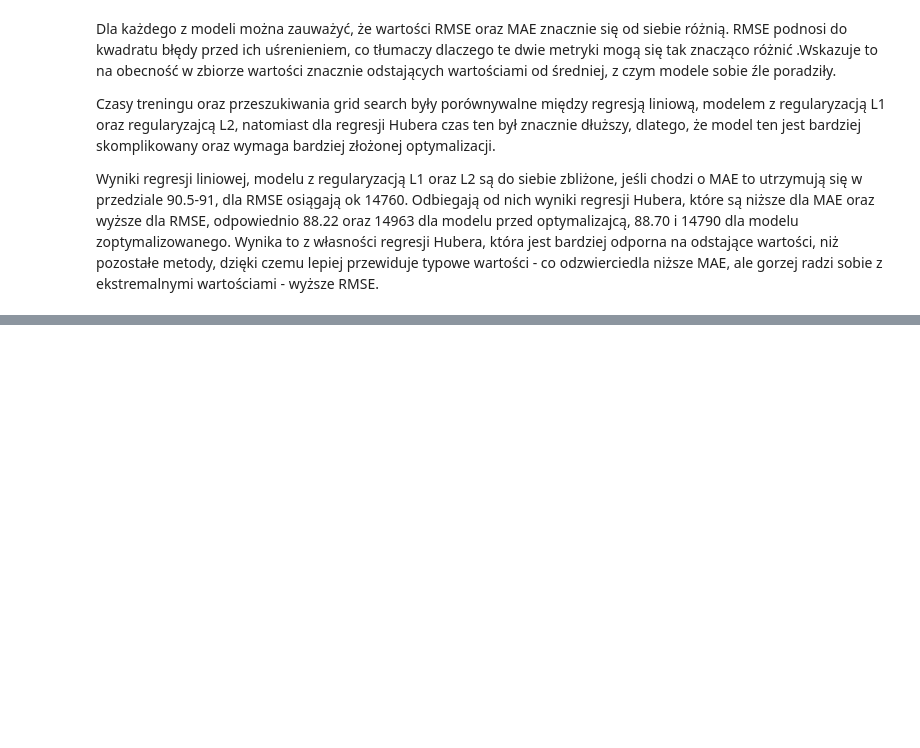
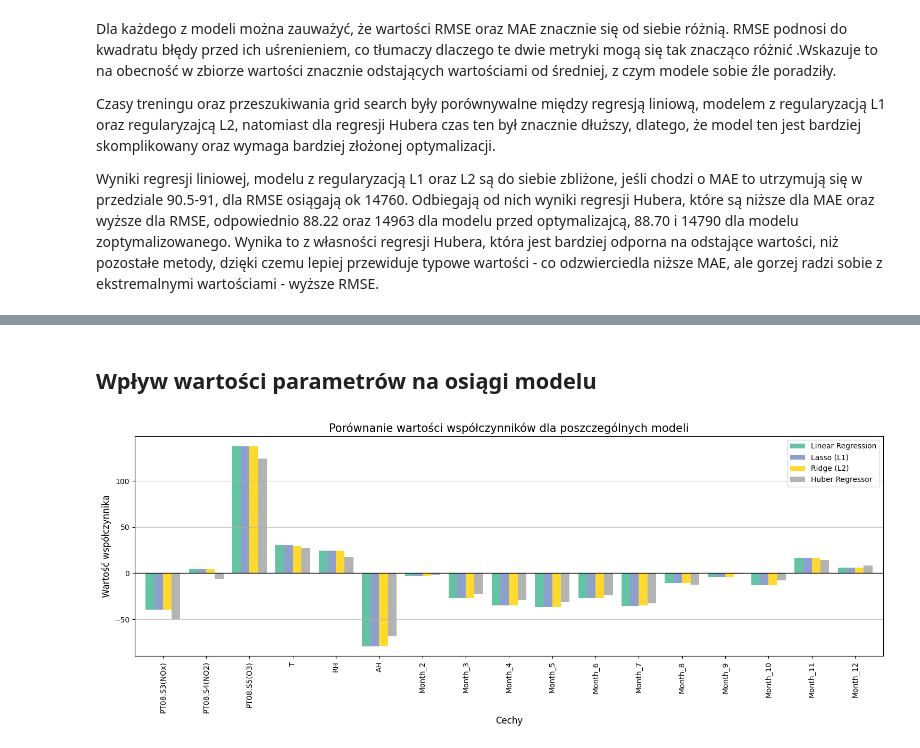
Before and after one commit to Marek55S/machine-learning-basis, a Jupyter notebook: 1-zadanie_domowe/1_zadanie_domowe.ipynb, the cells around one changed output, grey strips where cells are left out. Cells and saved outputs as stored; diff of their text form; code cells hidden in the pictures; blank space fills up the shorter version.

```diff
--- a/1-zadanie_domowe/1_zadanie_domowe.ipynb
+++ b/1-zadanie_domowe/1_zadanie_domowe.ipynb
@@ -182,7 +178,7 @@ month_encoded_df = pd.DataFrame(
     index=X.index
 )
 
-X = X.drop(columns=['Month']).join(month_encoded_df)
+X_ohe = X.drop(columns=['Month']).join(month_encoded_df)
 # %% [markdown]
 Sprawdzenie
 # %%
@@ -241,7 +237,7 @@ def remove_highly_correlated_features(df, threshold=0.8):
   }
   return df.drop(columns=to_drop)
 # %%
-X_uncorr = remove_highly_correlated_features(X,0.8)
+X_uncorr = remove_highly_correlated_features(X_ohe,0.8)
 # %%
 X_uncorr.head(5)
 # %% [output]
@@ -423,0 +479,26 @@ Wyniki regresji liniowej, modelu z regularyzacją L1 oraz L2 są do siebie zbli
+# %% [markdown]
+## Wpływ wartości parametrów na osiągi modelu
+# %%
+coef_lr = lr_model.coef_
+coef_lasso = lasso_best_model.coef_
+coef_ridge = ridge_best_model.coef_
+coef_huber = huber_best_model.coef_
+
+df_coefs = pd.DataFrame({
+    'Linear Regression': coef_lr,
+    'Lasso (L1)': coef_lasso,
+    'Ridge (L2)': coef_ridge,
+    'Huber Regressor': coef_huber
+}, index=X_train.columns)
+
+ax = df_coefs.plot(kind='bar', figsize=(15, 6), colormap='Set2', width=0.8)
+plt.title('Porównanie wartości współczynników dla poszczególnych modeli', fontsize=15)
+plt.ylabel('Wartość współczynnika', fontsize=12)
+plt.xlabel('Cechy', fontsize=12)
+plt.axhline(0, color='black', linewidth=1)
+plt.legend(loc='best')
+plt.grid(axis='y', alpha=0.7)
+plt.tight_layout()
+plt.show()
+# %% [output]
+[figure, added]
```
Also changed, not shown: parts of 22 cells of this notebook.
